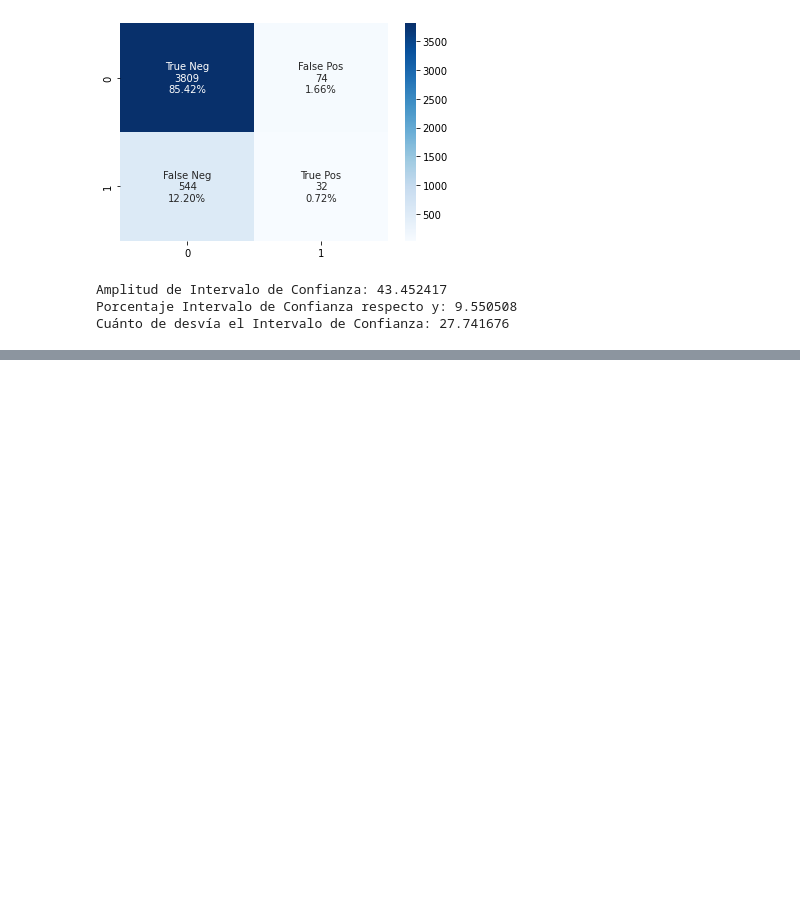
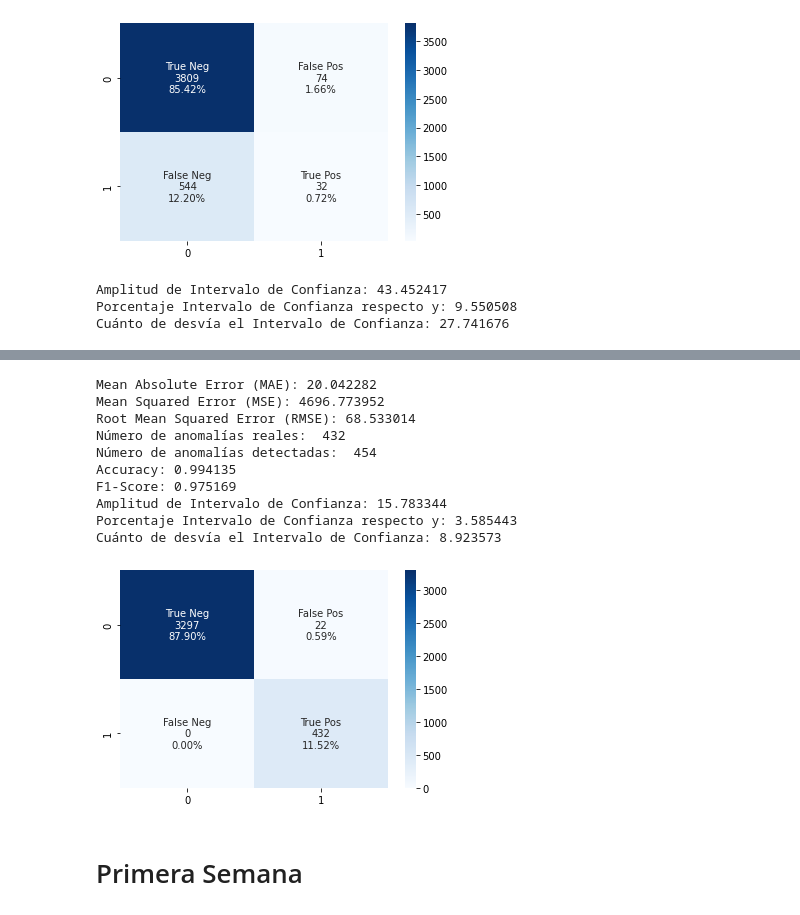
Before and after one commit to alvarofvillar/trabajopruebas, a Jupyter notebook: Estudio_Completo_Precision_Elastic.ipynb, the cells around one changed output, grey strips where cells are left out. Saved outputs shown, nothing was run; the diff lists cells and outputs as text; code cells hidden in the pictures; blank space fills up the shorter version.

```diff
--- a/Estudio_Completo_Precision_Elastic.ipynb
+++ b/Estudio_Completo_Precision_Elastic.ipynb
@@ -1128,0 +1356,2 @@ Cuánto de desvía el Intervalo de Confianza: 27.741676
+# %%
+df_final_final = df_final.copy()
@@ -1128,0 +1380,2 @@ Cuánto de desvía el Intervalo de Confianza: 27.741676
+# %%
+df_final_marzo_caso2["anomalia_detect"] = 0
@@ -1128,0 +1421,4 @@ Cuánto de desvía el Intervalo de Confianza: 27.741676
+# %%
+df_final_marzo_caso2.loc[(df_final_marzo_caso2.index > "2022-03-20 23:50:00") & (df_final_marzo_caso2.index < "2022-03-22 00:10:00"),'anomalia_detect'] = 1
+# %%
+df_final_marzo_caso2.loc[(df_final_marzo_caso2.index == "2022-03-25 18:20:00"),'anomalia_detect'] = 1
@@ -1128,0 +1505,41 @@ Cuánto de desvía el Intervalo de Confianza: 27.741676
+# %%
+#### Regression Metrics
+print("Mean Absolute Error (MAE): %4f" %mean_absolute_error(df_final_marzo_caso2.actual, df_final_marzo_caso2.model_median))
+print("Mean Squared Error (MSE): %4f" %mean_squared_error(df_final_marzo_caso2.actual, df_final_marzo_caso2.model_median))
+print("Root Mean Squared Error (RMSE): %4f" %root_mean_squared_error(df_final_marzo_caso2.actual, df_final_marzo_caso2.model_median))
+
+#### Classification Metrics
+print("Número de anomalías reales: ", df_anom_real.anomalia_real.sum())
+print("Número de anomalías detectadas: ", df_final_marzo_caso2.anomalia_detect.sum())
+print("Accuracy: %4f" %accuracy_score(df_anom_real.anomalia_real, df_final_marzo_caso2.anomalia_detect))
+print("F1-Score: %4f" %f1_score(df_anom_real.anomalia_real, df_final_marzo_caso2.anomalia_detect))
+
+cf_matrix=confusion_matrix(df_anom_real.anomalia_real, df_final_marzo_caso2.anomalia_detect)
+group_names = ['True Neg','False Pos','False Neg','True Pos']
+group_counts = ["{0:0.0f}".format(value) for value in
+                cf_matrix.flatten()]
+group_percentages = ["{0:.2%}".format(value) for value in
+                     cf_matrix.flatten()/np.sum(cf_matrix)]
+labels = [f"{v1}\n{v2}\n{v3}" for v1, v2, v3 in
+          zip(group_names,group_counts,group_percentages)]
+labels = np.asarray(labels).reshape(2,2)
+sns.heatmap(cf_matrix, annot=labels, fmt="", cmap='Blues')
+plt.savefig("confussion_matrix_caso2_marzo.png")
+
+print("Amplitud de Intervalo de Confianza: %4f" %np.mean(df_final_marzo_caso2.model_upper-df_final_marzo_caso2.model_lower))
+print("Porcentaje Intervalo de Confianza respecto y: %4f " %(np.median(df_final_marzo_caso2.model_upper-df_final_marzo_caso2.model_lower)/np.median(df_final_marzo_caso2.model_median)*100))
+print("Cuánto de desvía el Intervalo de Confianza: %4f" %np.std(df_final_marzo_caso2.model_upper-df_final_marzo_caso2.model_lower))
+# %% [output]
+Mean Absolute Error (MAE): 20.042282
+Mean Squared Error (MSE): 4696.773952
+Root Mean Squared Error (RMSE): 68.533014
+Número de anomalías reales:  432
+Número de anomalías detectadas:  454
+Accuracy: 0.994135
+F1-Score: 0.975169
+Amplitud de Intervalo de Confianza: 15.783344
+Porcentaje Intervalo de Confianza respecto y: 3.585443
+Cuánto de desvía el Intervalo de Confianza: 8.923573
+[figure, added]
+# %% [markdown]
+# Primera Semana
```
Also changed, not shown: parts of 38 cells of this notebook.
